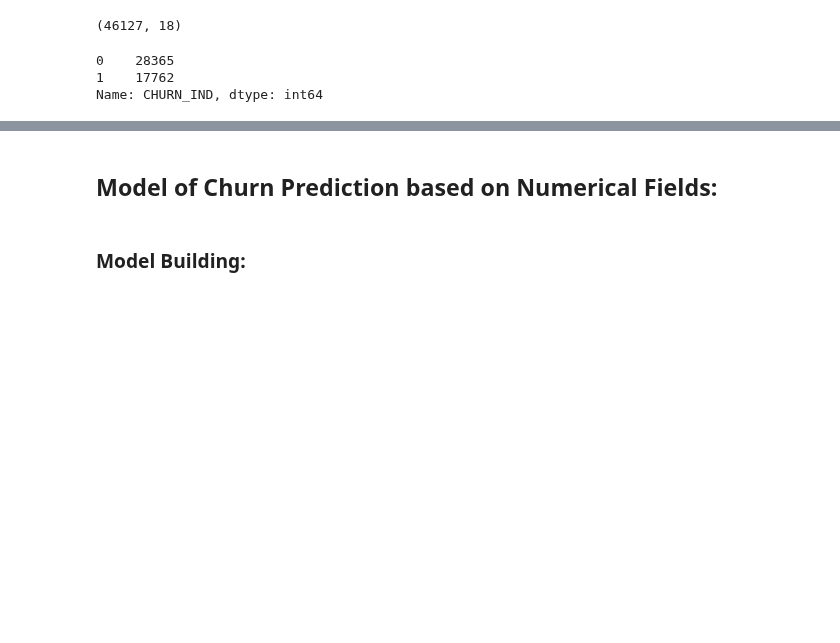
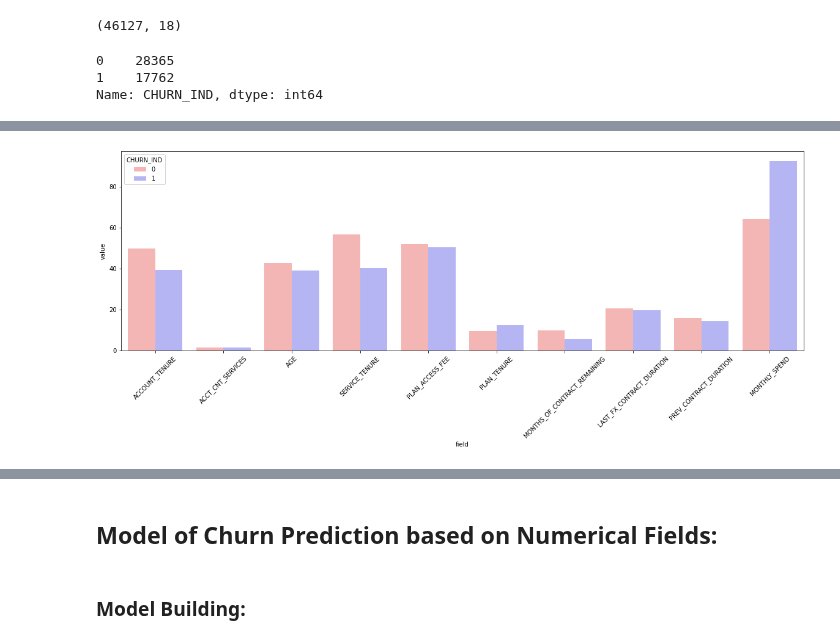
Before and after one commit to xuyenlinhHuynh/data-science-portfolio-xuyenlinhHuynh, a Jupyter notebook: Portfolio 3.ipynb, the cells around one changed output, grey strips where cells are left out. Saved outputs shown, nothing was run; the diff lists cells and outputs as text; code cells hidden in the pictures; blank space fills up the shorter version.

```diff
--- a/Portfolio 3.ipynb
+++ b/Portfolio 3.ipynb
@@ -109,0 +128,4 @@ Name: CHURN_IND, dtype: int64
+# %%
+churn_mean= cleaned_churn.groupby("CHURN_IND").mean()
+churn_mean.drop(["CUST_ID"], axis=1, inplace= True)
+churn_mean
@@ -109,0 +137,13 @@ Name: CHURN_IND, dtype: int64
+# %%
+# plotting the mean of these fields to compare
+churn_mean["CHURN_IND"] = churn_mean.index
+melted_mean = pd.melt(churn_mean,
+                      id_vars = ["CHURN_IND"],
+                      var_name = "field")
+
+plt.subplots(figsize=(20,6))
+melted_plot = sns.barplot(x="field", y="value", hue="CHURN_IND", data=melted_mean, palette="bwr_r")
+melted_plot.set_xticklabels(melted_plot.get_xticklabels(),rotation = 45)
+plt.show()
+# %% [output]
+[figure, added]
```
Also changed, not shown: parts of 52 cells of this notebook.
